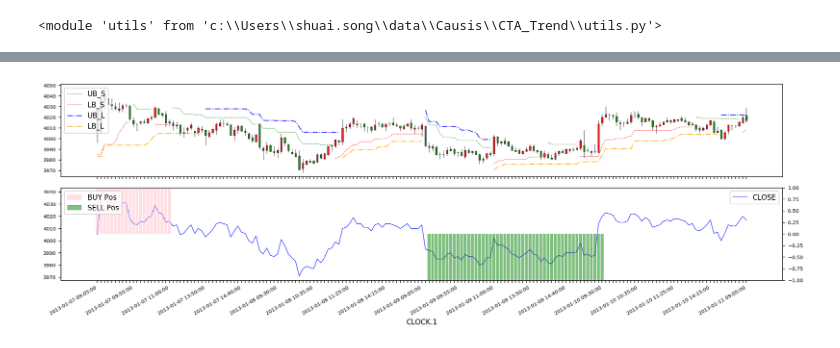
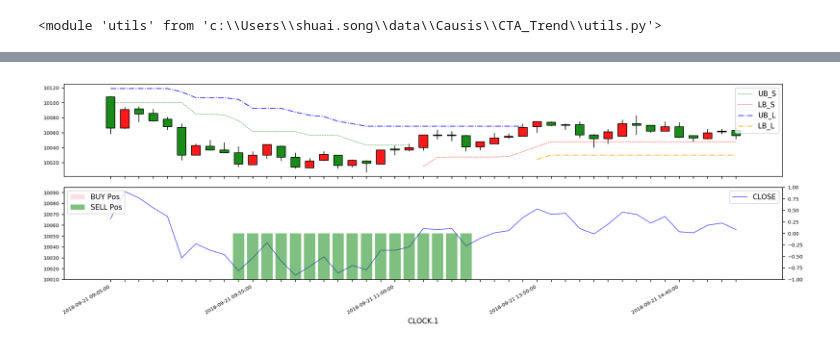
Before and after one commit to RichardS0268/CTA_Trend, a Jupyter notebook: F_Analysis.ipynb, the cells around one changed output, grey strips where cells are left out. Cells and saved outputs as stored; diff of their text form; code cells hidden in the pictures.

```diff
--- a/F_Analysis.ipynb
+++ b/F_Analysis.ipynb
@@ -25,14 +25,14 @@ def Judge_Pos(com):
     ddf['signal'] = np.zeros(ddf.shape[0])
     clock_list = ddf['CLOCK'].to_list()
 
-    for i in range(trading_logs['rb'][0].shape[0]):
-        entry = trading_logs['rb'][0].iloc[i]
+    for i in range(trading_logs[com][0].shape[0]):
+        entry = trading_logs[com][0].iloc[i]
         start = entry['open_bar']
         end = entry['close_bar']
         ddf['signal'].loc[start: end] = 1
 
-    for i in range(trading_logs['rb'][1].shape[0]):
-        entry = trading_logs['rb'][1].iloc[i]
+    for i in range(trading_logs[com][1].shape[0]):
+        entry = trading_logs[com][1].iloc[i]
         start = entry['open_bar']
         end = entry['close_bar']
         ddf['signal'].loc[start: end] = -1
@@ -132,6 +132,6 @@ def plot_all(scom, t_start, t_end):
     plt.tight_layout()
     plt.show()
 # %%
-plot_all('rb', '2013-01-05 09:05:00', '2013-01-11 09:05:00')
+plot_all('pp', '2018-09-21 09:05:00', '2018-09-22 09:05:00')
 # %% [output]
-[figure, old version]
+[figure, new version]
```
Also changed, not shown: 1 other file.
